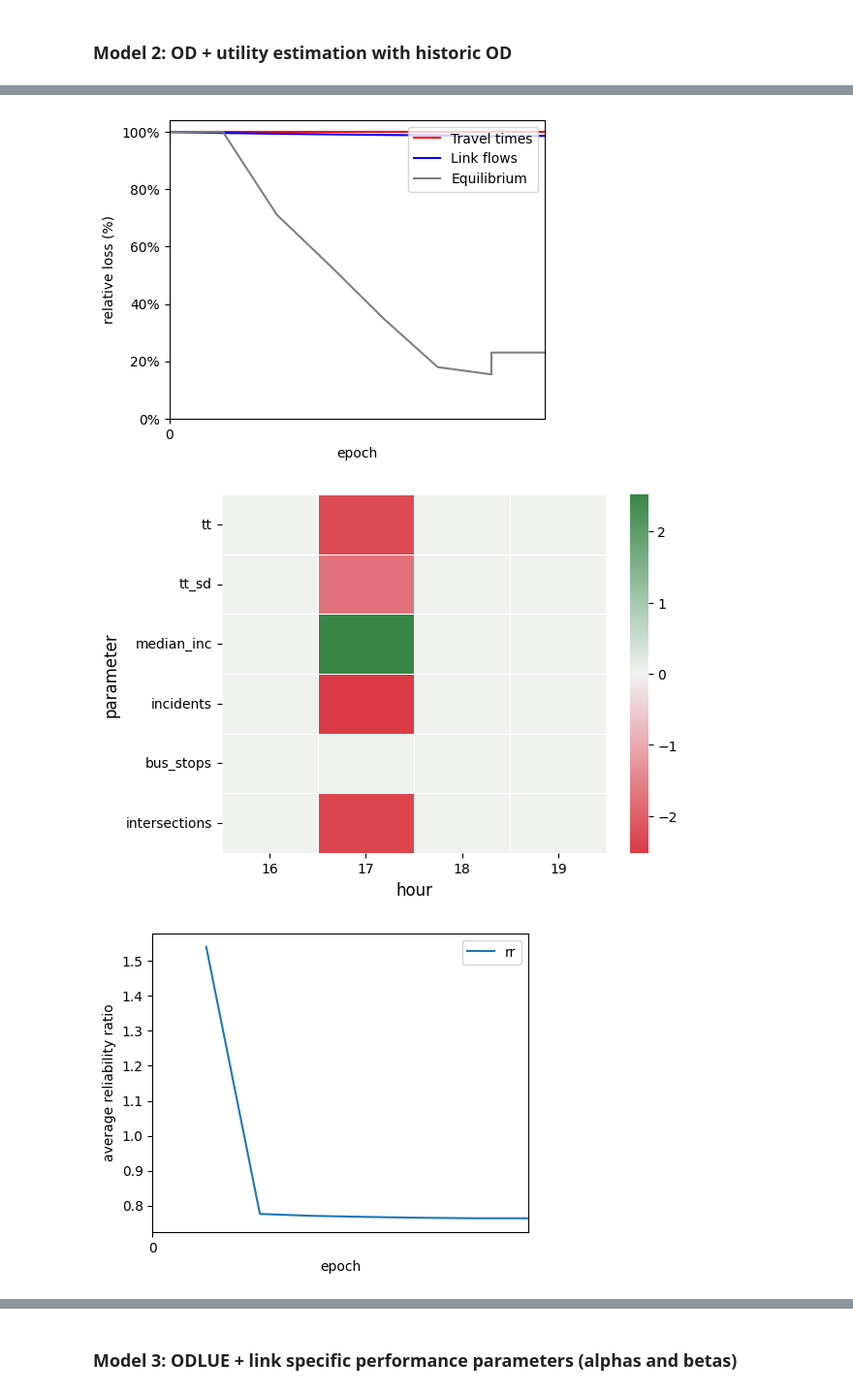
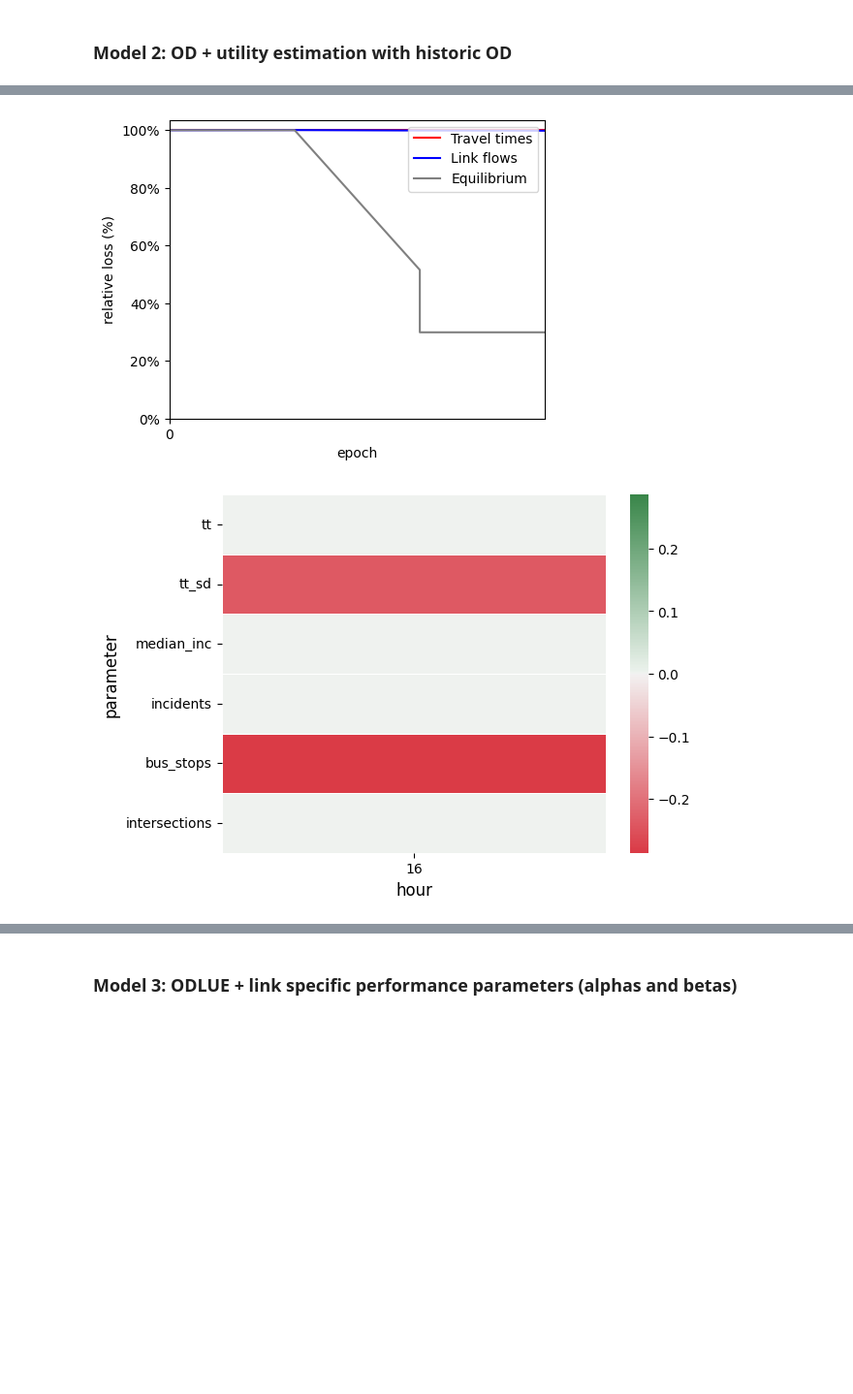
Before and after one commit to pabloguarda/pesuelogit, a Jupyter notebook: examples/notebooks/gisuelogit-fresno.ipynb, the cells around one changed output, grey strips where cells are left out. Shown at 97% size. Cells and saved outputs as stored; diff of their text form; code cells hidden in the pictures; blank space fills up the shorter version.

```diff
--- a/examples/notebooks/gisuelogit-fresno.ipynb
+++ b/examples/notebooks/gisuelogit-fresno.ipynb
@@ -170,0 +162,5 @@ df[['speed_ref_avg','speed_hist_avg', 'tt_ff', 'tt_avg','tt_sd_adj']].describe()
+# %%
+# Units of travel time features are converted from hours to minutes
+df['tt_sd'] = df['tt_sd']*60
+df['tt_avg'] = df['tt_avg']*60
+df['tt_ff'] = df['tt_ff']*60
@@ -276,12 +284,14 @@ df[features_Z].describe()
 # X, Y = get_tensors_by_year(df, features_Z = features_Z, network = fresno_network)
 #X, Y = get_tensors_by_year(df[df.hour == 16], features_Z = features_Z, network = fresno_network)
 #X, Y = get_tensors_by_year(df[df.hour.isin(range(15,16))], features_Z = features_Z, network = fresno_network)
-X, Y = get_tensors_by_year(df[df.hour.isin([16,17,18,19])], features_Z = features_Z, network = fresno_network)
+X, Y = get_tensors_by_year(df[df.hour.isin([7])], features_Z = features_Z, network = fresno_network)
+X, Y = get_tensors_by_year(df[df.hour.isin([16])], features_Z = features_Z, network = fresno_network)
 
 # Include hourly data between 6AM and 8PM (15 hour intervals)
 # XT, YT = get_tensors_by_year(df, features_Z = features_Z)
 #XT, YT = get_tensors_by_year(df[df.hour.isin(range(15,16))], features_Z = features_Z, network = fresno_network)
-XT, YT = get_tensors_by_year(df[df.hour.isin([16,17,18,19])], features_Z = features_Z, network = fresno_network)
+XT, YT = get_tensors_by_year(df[df.hour.isin([6,7,8, 15,16,17])], features_Z = features_Z, network = fresno_network)
+#XT, YT = get_tensors_by_year(df[df.hour.isin([6,7,8])], features_Z = features_Z, network = fresno_network)
 
 
 # X_train, X_test, Y_train, Y_test = temporal_split(X[2019].numpy(), Y[2019].numpy(), n_days = X[2019].shape[0])
@@ -319,11 +326,11 @@ column_generator = ColumnGenerator(equilibrator=equilibrator,
 # %% [markdown]
 ## Configuration
 # %%
-_EPOCHS = {'learning': 6, 'equilibrium': 10}
-#_EPOCHS = {'learning': 200, 'equilibrium': 20}
+# _EPOCHS = {'learning': 2, 'equilibrium': 10}
+_EPOCHS = {'learning': 200, 'equilibrium': 20}
 _BATCH_SIZE = 16
 _LR = 5e-1
-_RELATIVE_GAP = 1e-10
+_RELATIVE_GAP = 1e-5
 _XTICKS_SPACING = 50
 _EPOCHS_PRINT_INTERVAL = 1
 
@@ -341,7 +348,8 @@ _LOSS_WEIGHTS ={'od': 0, 'tt': 1, 'flow': 1, 'eq_flow': 1}
 # NRMSE encourages a larger reduction in link flow loss and it does not requires to add much momentum to the equilibrium loss component
 _LOSS_METRIC  = nrmse
 _MOMENTUM_EQUILIBRIUM = {'lue': 0.99, 'odlue': 0.99, 'odlulpe': 0.99, 'tvodlulpe':0.99}
-#_MOMENTUM_EQUILIBRIUM = {'lue': 0.95, 'odlue': 0.95, 'odlulpe': 0.95, 'tvodlulpe':0.95}
+# _MOMENTUM_EQUILIBRIUM = {'lue': 0.95, 'odlue': 0.95, 'odlulpe': 0.95, 'tvodlulpe':0.95}
+#_MOMENTUM_EQUILIBRIUM = {'lue': 0.8, 'odlue': 0.8, 'odlulpe': 0.8, 'tvodlulpe':0.8}
 
 # Including historic OD matrix
 # _LOSS_WEIGHTS ={'od': 1, 'tt': 1, 'flow': 1, 'eq_flow': 1}
@@ -386,8 +394,11 @@ if run_model['lue']:
                                            signs={'tt': '-', 'tt_sd': '-', 'median_inc': '+', 'incidents': '-',
                                                   'bus_stops': '-', 'intersections': '-'},
                                            trainables={'psc_factor': False, 'fixed_effect': _FIXED_EFFECT,
-                                                       'tt': True, 'tt_sd': True, 'median_inc': True, 'incidents': True,
-                                                              'bus_stops': True, 'intersections': True
+                                                       'tt': True, 'tt_sd': True,
+                                                       'median_inc': False, 'incidents': False,
+                                                       'bus_stops': False, 'intersections': False,
+                                                       # 'median_inc': True, 'incidents': True,
+                                                       # 'bus_stops': True, 'intersections': True
                                                        },
                                            time_varying = True
                                            )
@@ -524,9 +525,11 @@ if run_model['odlue']:
                                            signs={'tt': '-', 'tt_sd': '-', 'median_inc': '+', 'incidents': '-',
                                                   'bus_stops': '-', 'intersections': '-'},
                                            trainables={'psc_factor': False, 'fixed_effect': _FIXED_EFFECT,
-                                                       'tt': True, 'tt_sd': True, 'median_inc': True,
-                                                       'incidents': True,
-                                                       'bus_stops': True, 'intersections': True
+                                                       'tt': True, 'tt_sd': True,
+                                                       'median_inc': False, 'incidents': False,
+                                                       'bus_stops': False, 'intersections': False,
+                                                       # 'median_inc': True, 'incidents': True,
+                                                       # 'bus_stops': True, 'intersections': True
                                                        },
                                            time_varying = True
                                            )
@@ -644,3 +632,2 @@ Avg observed OD:  6.32
-[figure, old version]
+[figure, new version]
-[figure, old version]
+[figure, new version]
-[figure, removed]
```
Also changed, not shown: parts of 14 cells of this notebook.
